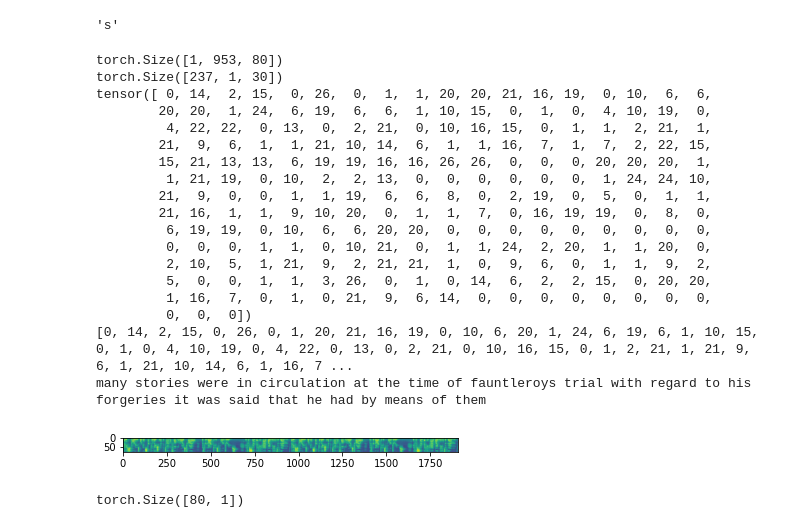
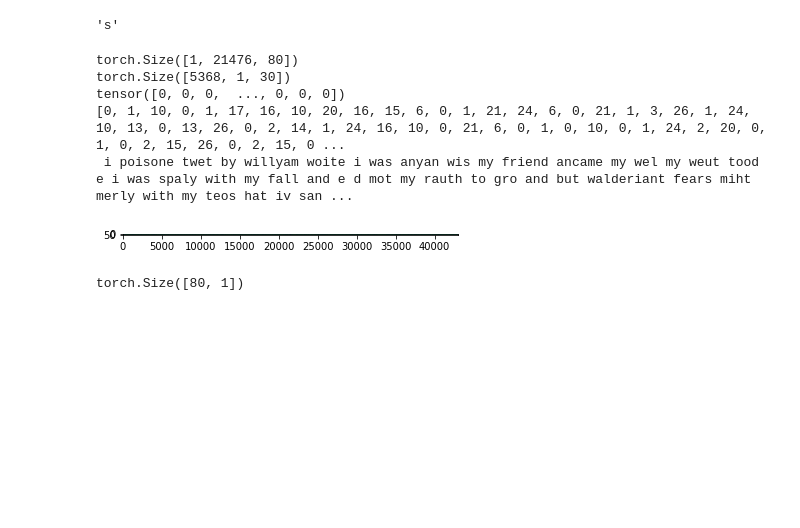
Before and after one commit to shauray8/Trachea, a Jupyter notebook: Trachea/Untitled.ipynb, the cells around one changed output. Saved outputs shown, nothing was run; the diff lists cells and outputs as text; code cells hidden in the pictures; blank space fills up the shorter version.

```diff
--- a/Trachea/Untitled.ipynb
+++ b/Trachea/Untitled.ipynb
@@ -93,35 +93,22 @@ CHARSET[19]
 # %%
 
 model.eval()
-val = load_example("E:\data\LJSpeech-1.1\wavs\LJ011-0002.wav")
+val = load_example("4yNW0ayEu3gP.128.wav")
 fake_val = mel_specgram[0].T
 imshow(torch.concat([torch.log10(val).T, torch.log10(val).T], axis=1))
 print(val[None].shape)
 mguess = model(val[None], torch.tensor([val.shape[0]]))[0]
 print(mguess.shape)
 print(mguess[:, 0, :].argmax(dim=1))
 pp = to_text(mguess[:, 0, :].argmax(dim=1).cpu().numpy())
 print(pp)
 # %% [output]
-torch.Size([1, 953, 80])
-torch.Size([237, 1, 30])
-tensor([ 0, 14,  2, 15,  0, 26,  0,  1,  1, 20, 20, 21, 16, 19,  0, 10,  6,  6,
-        20, 20,  1, 24,  6, 19,  6,  6,  1, 10, 15,  0,  1,  0,  4, 10, 19,  0,
-         4, 22, 22,  0, 13,  0,  2, 21,  0, 10, 16, 15,  0,  1,  1,  2, 21,  1,
-        21,  9,  6,  1,  1, 21, 10, 14,  6,  1,  1, 16,  7,  1,  7,  2, 22, 15,
-        15, 21, 13, 13,  6, 19, 19, 16, 16, 26, 26,  0,  0,  0, 20, 20, 20,  1,
-         1, 21, 19,  0, 10,  2,  2, 13,  0,  0,  0,  0,  0,  0,  1, 24, 24, 10,
-        21,  9,  0,  0,  1,  1, 19,  6,  6,  8,  0,  2, 19,  0,  5,  0,  1,  1,
-        21, 16,  1,  1,  9, 10, 20,  0,  1,  1,  7,  0, 16, 19, 19,  0,  8,  0,
-         6, 19, 19,  0, 10,  6,  6, 20, 20,  0,  0,  0,  0,  0,  0,  0,  0,  0,
-         0,  0,  0,  1,  1,  0, 10, 21,  0,  1,  1, 24,  2, 20,  1,  1, 20,  0,
-         2, 10,  5,  1, 21,  9,  2, 21, 21,  1,  0,  9,  6,  0,  1,  1,  9,  2,
-         5,  0,  0,  1,  1,  3, 26,  0,  1,  0, 14,  6,  2,  2, 15,  0, 20, 20,
-         1, 16,  7,  0,  1,  0, 21,  9,  6, 14,  0,  0,  0,  0,  0,  0,  0,  0,
-         0,  0,  0])
-[0, 14, 2, 15, 0, 26, 0, 1, 20, 21, 16, 19, 0, 10, 6, 20, 1, 24, 6, 19, 6, 1, 10, 15, 0, 1, 0, 4, 10, 19, 0, 4, 22, 0, 13, 0, 2, 21, 0, 10, 16, 15, 0, 1, 2, 21, 1, 21, 9, 6, 1, 21, 10, 14, 6, 1, 16, 7 ...
-many stories were in circulation at the time of fauntleroys trial with regard to his forgeries it was said that he had by means of them
+torch.Size([1, 21476, 80])
+torch.Size([5368, 1, 30])
+tensor([0, 0, 0,  ..., 0, 0, 0])
+[0, 1, 10, 0, 1, 17, 16, 10, 20, 16, 15, 6, 0, 1, 21, 24, 6, 0, 21, 1, 3, 26, 1, 24, 10, 13, 0, 13, 26, 0, 2, 14, 1, 24, 16, 10, 0, 21, 6, 0, 1, 0, 10, 0, 1, 24, 2, 20, 0, 1, 0, 2, 15, 26, 0, 2, 15, 0 ...
+ i poisone twet by willyam woite i was anyan wis my friend ancame my wel my weut tood e i was spaly with my fall and e d mot my rauth to gro and but walderiant fears miht merly with my teos hat iv san ...
-[figure, old version]
+[figure, new version]
 # %%
 sample_rate = 22050
 waveform, sample_rate = torchaudio.load("E:\data\LJSpeech-1.1\wavs\LJ037-0171.wav")
```
Also changed, not shown: 3 other files.
